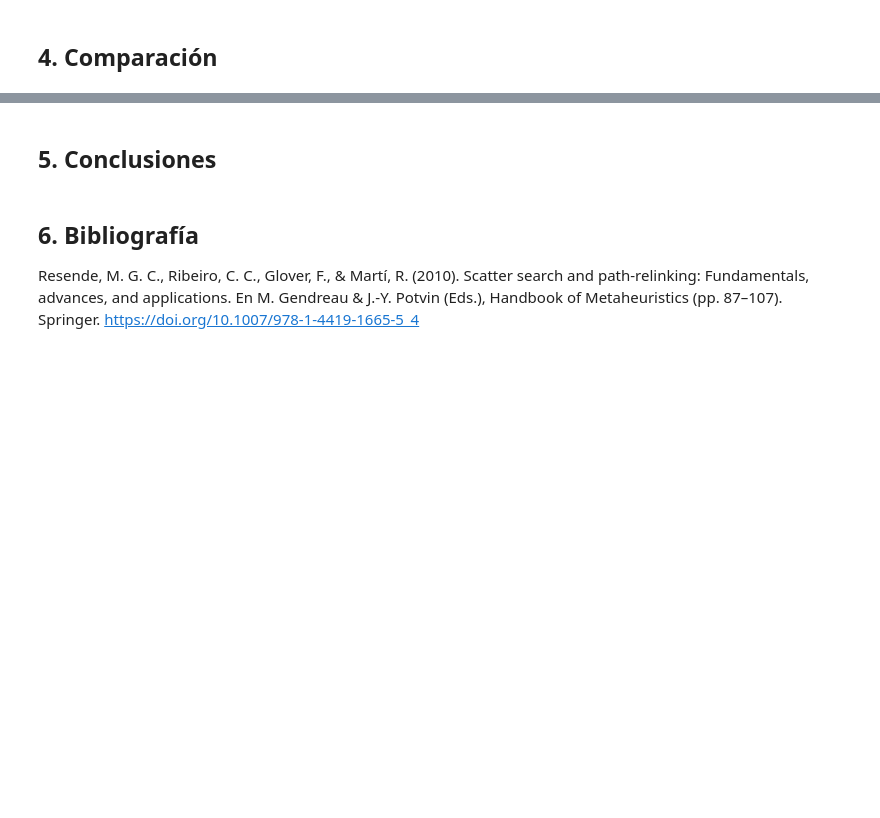
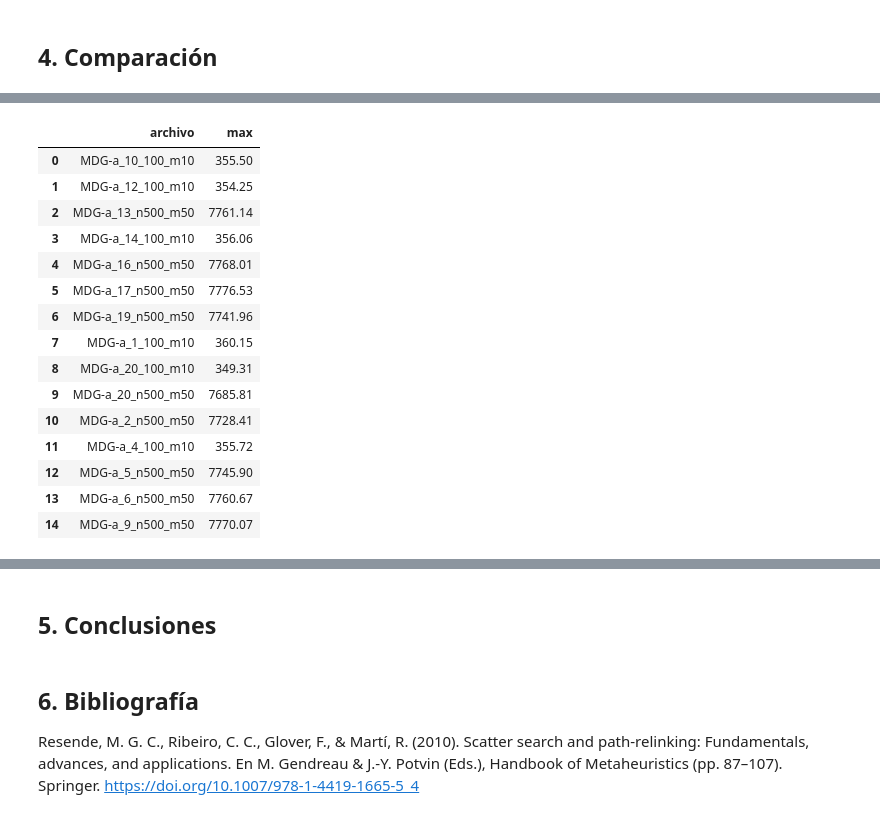
Before and after one commit to ensabai/Trabajo-Log-stica, a Jupyter notebook: notebook.ipynb, the cells around one changed output, grey strips where cells are left out. Saved outputs shown, nothing was run; the diff lists cells and outputs as text; code cells hidden in the pictures; blank space fills up the shorter version.

```diff
--- a/notebook.ipynb
+++ b/notebook.ipynb
@@ -222,2 +220,11 @@ La figura muestra la desviación de los valores de alpha respecto al mejor resul
 # %% [markdown]
 ## 4. Comparación
+# %%
+data_1_0_1 = data_1[data_1["alpha"] == 0.1].loc[:,["archivo","alpha","valor","tiempo"]]
+data_5_0_1 = data_5[data_5["alpha"] == 0.1].loc[:,["archivo","alpha","valor","tiempo"]]
+data_10_0_1 = data_10[data_10["alpha"] == 0.1].loc[:,["archivo","alpha","valor","tiempo"]]
+data_60_0_1 = pd.read_csv("resultados/resultados_60.0s.csv", sep=";")
+# %%
+data_0_1 = pd.concat([data_1_0_1, data_5_0_1, data_10_0_1, data_60_0_1]).reset_index(drop=True)
+data_0_1["Modelo"] = "GRASP"
+data_0_1.head()
@@ -223,0 +267,21 @@ La figura muestra la desviación de los valores de alpha respecto al mejor resul
+# %%
+maximos = data_0_1.groupby("archivo").max().reset_index().loc[:,["archivo","valor"]]
+maximos = maximos.rename(columns={"valor":"max"})
+maximos
+# %% [output]
+|  | archivo | max |
+| 0 | MDG-a_10_100_m10 | 355.50 |
+| 1 | MDG-a_12_100_m10 | 354.25 |
+| 2 | MDG-a_13_n500_m50 | 7761.14 |
+| 3 | MDG-a_14_100_m10 | 356.06 |
+| 4 | MDG-a_16_n500_m50 | 7768.01 |
+| 5 | MDG-a_17_n500_m50 | 7776.53 |
+| 6 | MDG-a_19_n500_m50 | 7741.96 |
+| 7 | MDG-a_1_100_m10 | 360.15 |
+| 8 | MDG-a_20_100_m10 | 349.31 |
+| 9 | MDG-a_20_n500_m50 | 7685.81 |
+| 10 | MDG-a_2_n500_m50 | 7728.41 |
+| 11 | MDG-a_4_100_m10 | 355.72 |
+| 12 | MDG-a_5_n500_m50 | 7745.90 |
+| 13 | MDG-a_6_n500_m50 | 7760.67 |
+| 14 | MDG-a_9_n500_m50 | 7770.07 |
```
Also changed, not shown: parts of 11 cells of this notebook, 6 other files.
